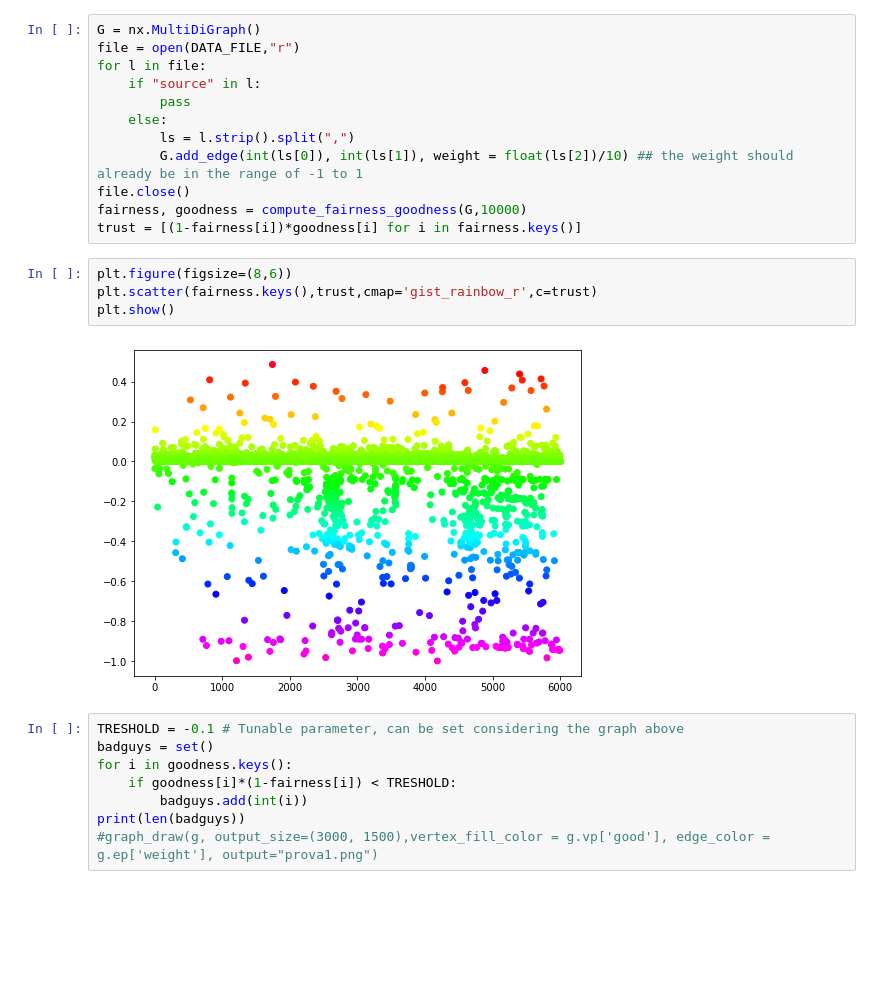
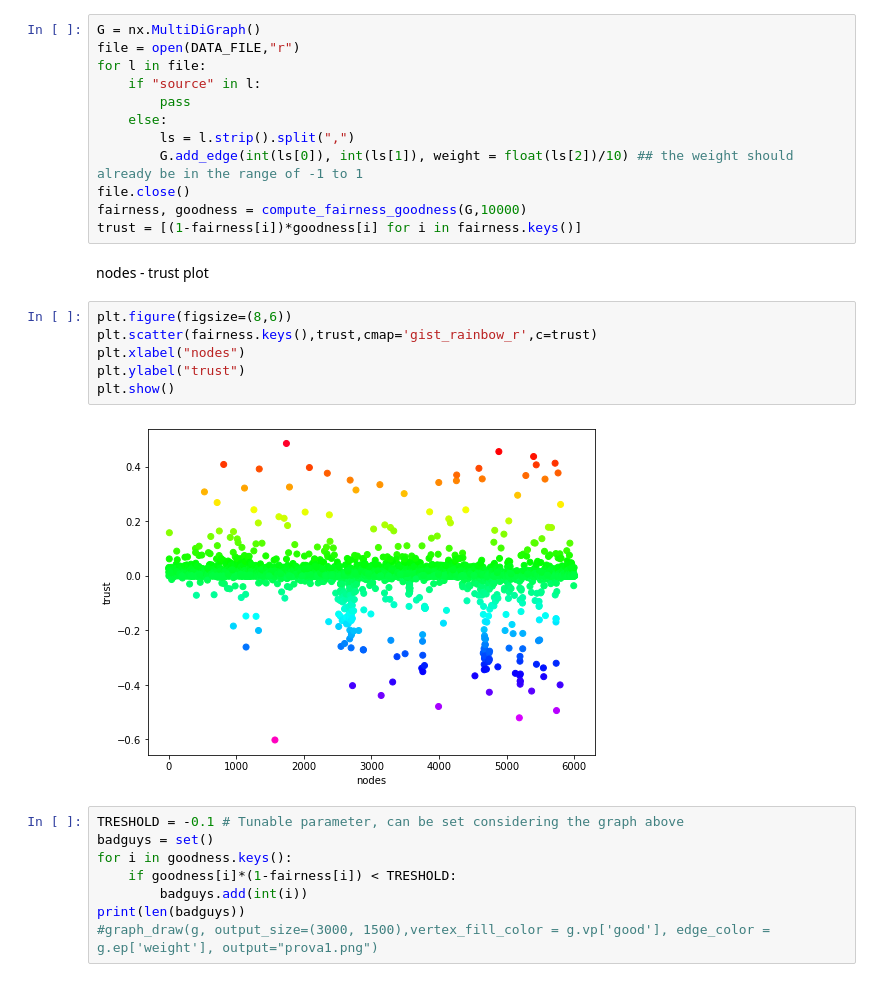
Before and after one commit to Starkiller13/LFN_project, a Jupyter notebook: main.ipynb, the cells around one changed output. Saved outputs shown, nothing was run; the diff lists cells and outputs as text; blank space fills up the shorter version.

```diff
--- a/main.ipynb
+++ b/main.ipynb
@@ -109,12 +111,16 @@ for l in file:
 file.close()
 fairness, goodness = compute_fairness_goodness(G,10000)
 trust = [(1-fairness[i])*goodness[i] for i in fairness.keys()]
+# %% [markdown]
+nodes - trust plot
 # %%
 plt.figure(figsize=(8,6))
 plt.scatter(fairness.keys(),trust,cmap='gist_rainbow_r',c=trust)
+plt.xlabel("nodes")
+plt.ylabel("trust")
 plt.show()
 # %% [output]
-[figure, old version]
+[figure, new version]
 # %%
 TRESHOLD = -0.1 # Tunable parameter, can be set considering the graph above
 badguys = set()
```
Also changed, not shown: parts of 4 cells of this notebook, 48 other files.
